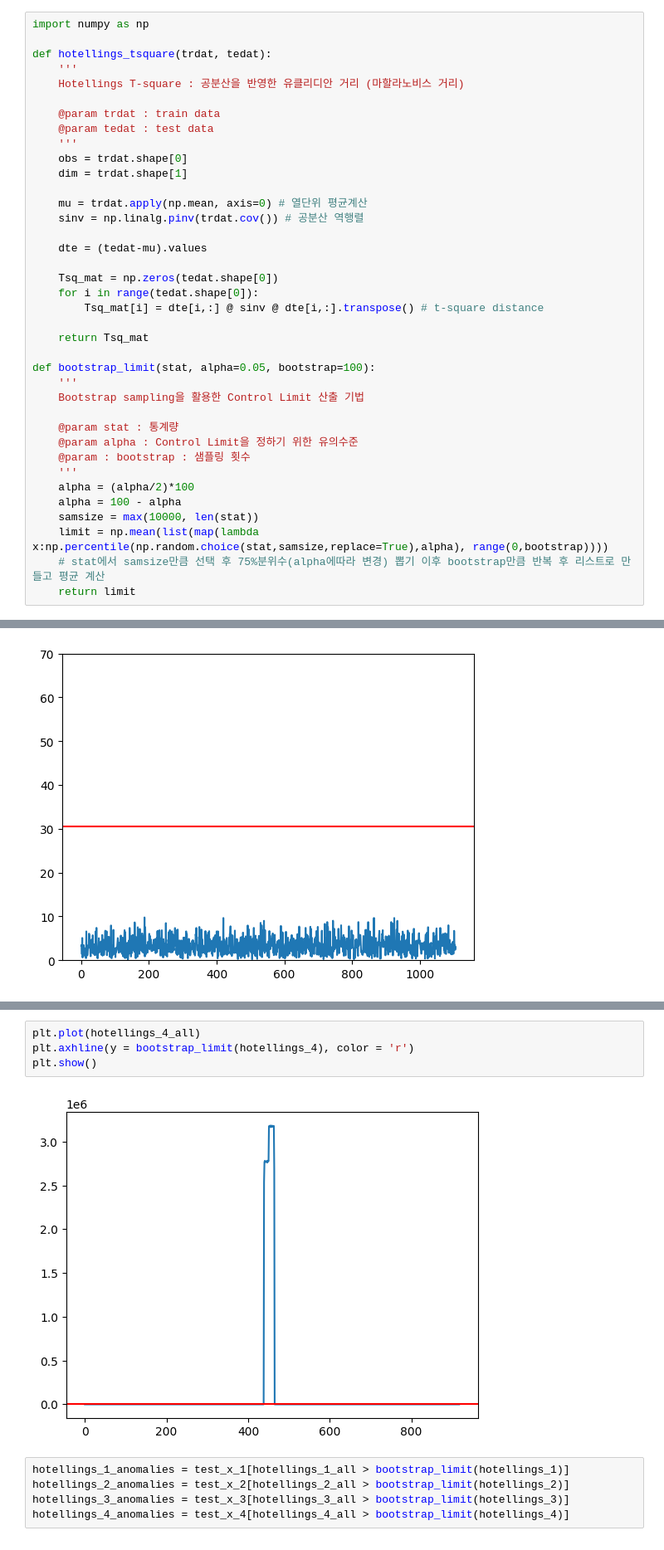
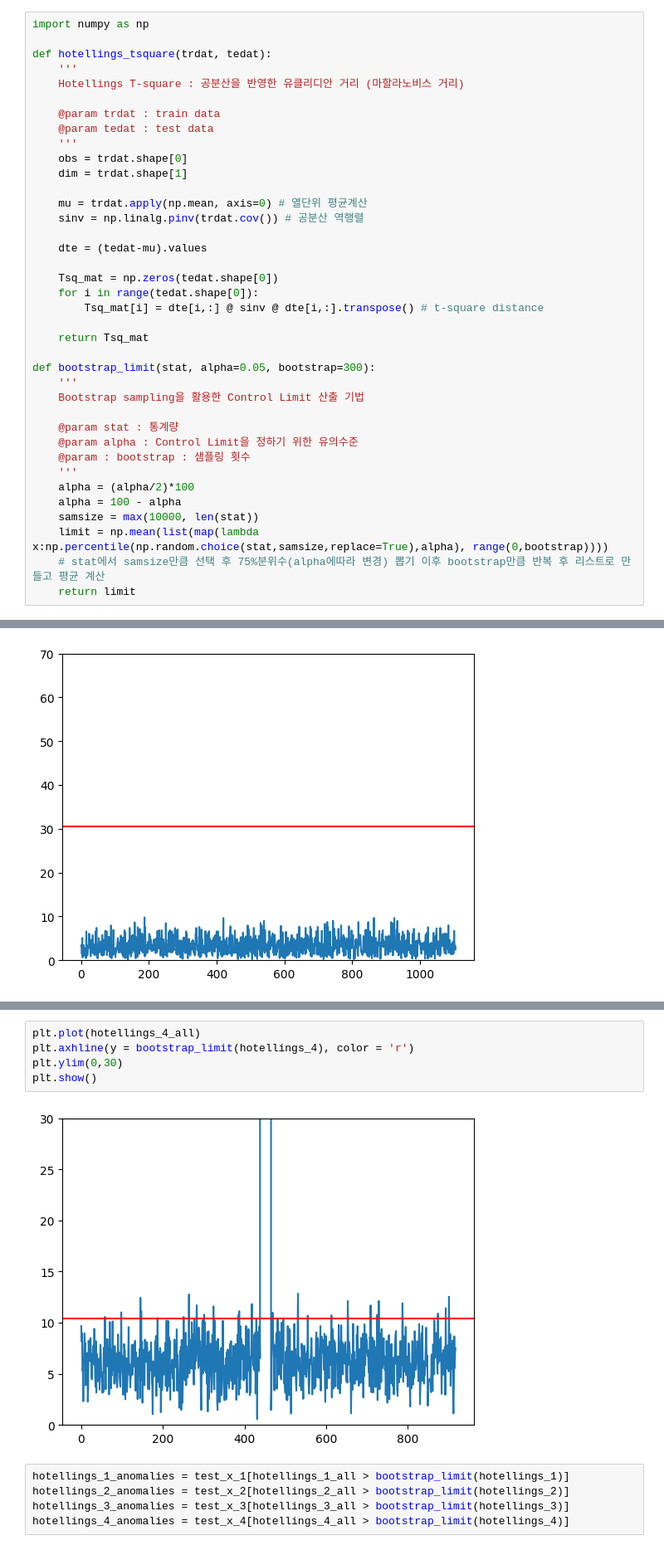
Before and after one commit to Jjineeq/Anomaly-Detection, a Jupyter notebook: toy_project/total.ipynb, the cells around one changed output, grey strips where cells are left out. Shown at 83% size. Saved outputs shown, nothing was run; the diff lists cells and outputs as text.

```diff
--- a/toy_project/total.ipynb
+++ b/toy_project/total.ipynb
@@ -174,7 +174,7 @@ def hotellings_tsquare(trdat, tedat):
 
     return Tsq_mat
 
-def bootstrap_limit(stat, alpha=0.05, bootstrap=100):
+def bootstrap_limit(stat, alpha=0.05, bootstrap=300):
     '''
     Bootstrap sampling을 활용한 Control Limit 산출 기법
 
@@ -220,9 +222,10 @@ plt.show()
 # %%
 plt.plot(hotellings_4_all)
 plt.axhline(y = bootstrap_limit(hotellings_4), color = 'r')
+plt.ylim(0,30)
 plt.show()
 # %% [output]
-[figure, old version]
+[figure, new version]
 # %%
 hotellings_1_anomalies = test_x_1[hotellings_1_all > bootstrap_limit(hotellings_1)]
 hotellings_2_anomalies = test_x_2[hotellings_2_all > bootstrap_limit(hotellings_2)]
```
Also changed, not shown: parts of 28 cells of this notebook, 2 other files.
